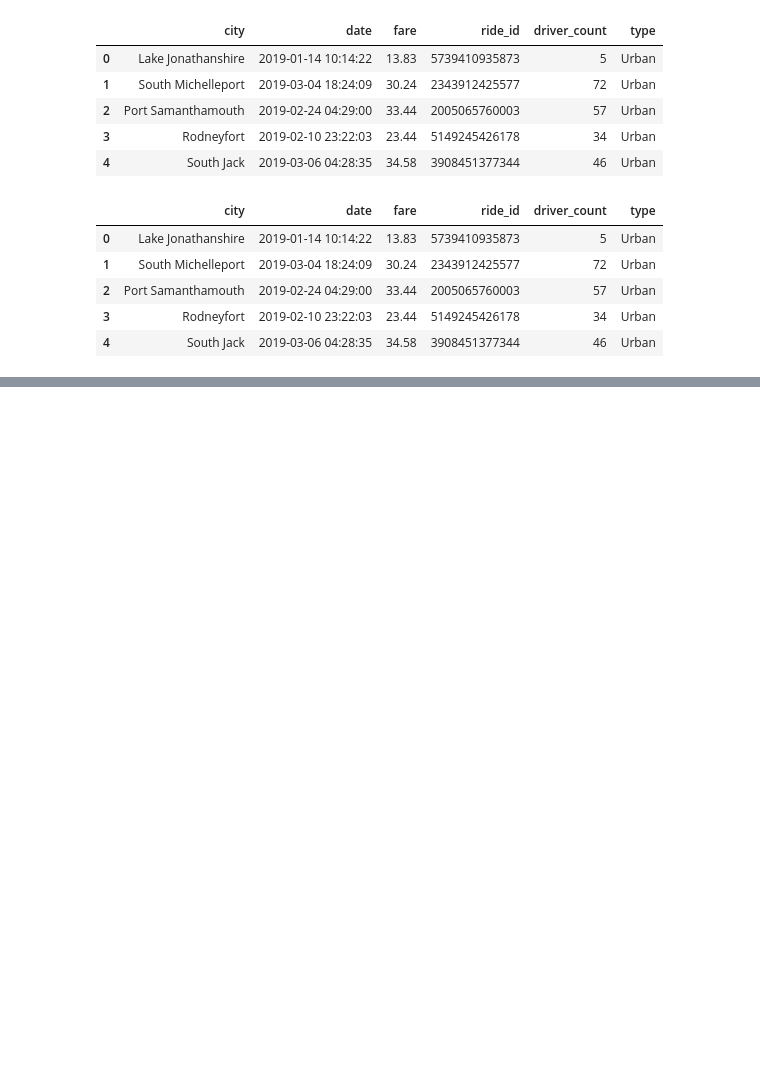
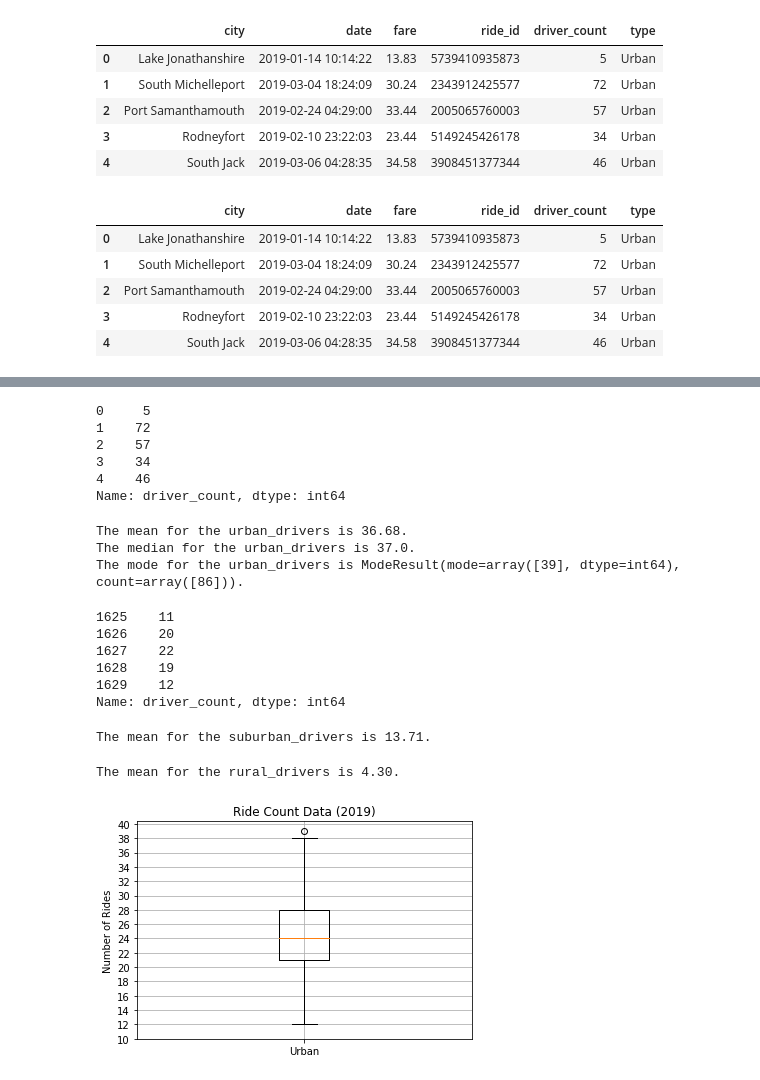
Before and after one commit to JJRJR/PyBer_Analysis, a Jupyter notebook: Pyber.ipynb, the cells around one changed output, grey strips where cells are left out. Saved outputs shown, nothing was run; the diff lists cells and outputs as text; code cells hidden in the pictures; blank space fills up the shorter version.

```diff
--- a/Pyber.ipynb
+++ b/Pyber.ipynb
@@ -362,0 +541,61 @@ plt.show()
+# %%
+# Get the driver count data from the urban cities.
+
+urban_drivers = urban_cities_df['driver_count']
+urban_drivers.head()
+# %% [output]
+0     5
+1    72
+2    57
+3    34
+4    46
+Name: driver_count, dtype: int64
+# %%
+mean_urban_drivers = np.mean(urban_drivers)
+print(f"The mean for the urban_drivers is {mean_urban_drivers:.2f}.")
+
+median_urban_drivers = np.median(urban_drivers)
+print(f"The median for the urban_drivers is {median_urban_drivers}.")
+
+mode_urban_drivers = sts.mode(urban_drivers)
+print(f"The mode for the urban_drivers is {mode_urban_drivers}.")
+# %% [output]
+The mean for the urban_drivers is 36.68.
+The median for the urban_drivers is 37.0.
+The mode for the urban_drivers is ModeResult(mode=array([39], dtype=int64), count=array([86])).
+# %%
+suburban_drivers = suburban_cities_df['driver_count']
+suburban_drivers.head()
+# %% [output]
+1625    11
+1626    20
+1627    22
+1628    19
+1629    12
+Name: driver_count, dtype: int64
+# %%
+mean_suburban_drivers = np.mean(suburban_drivers)
+print(f"The mean for the suburban_drivers is {mean_suburban_drivers:.2f}.")
+# %% [output]
+The mean for the suburban_drivers is 13.71.
+# %%
+mean_rural_drivers = np.mean(rural_drivers)
+print(f"The mean for the rural_drivers is {mean_rural_drivers:.2f}.")
+# %% [output]
+The mean for the rural_drivers is 4.30.
+# %%
+# Create a box-and-whisker plot for the urban cities ride count.
+
+x_labels = ["Urban"]
+fig, ax = plt.subplots()
+ax.boxplot(urban_ride_count, labels=x_labels)
+
+# Add the title, y-axis label and grid.
+
+ax.set_title('Ride Count Data (2019)')
+ax.set_ylabel('Number of Rides')
+ax.set_yticks(np.arange(10, 41, step=2.0))
+ax.grid()
+plt.show()
+# %% [output]
+[figure, added]
```
Also changed, not shown: parts of 60 cells of this notebook.
